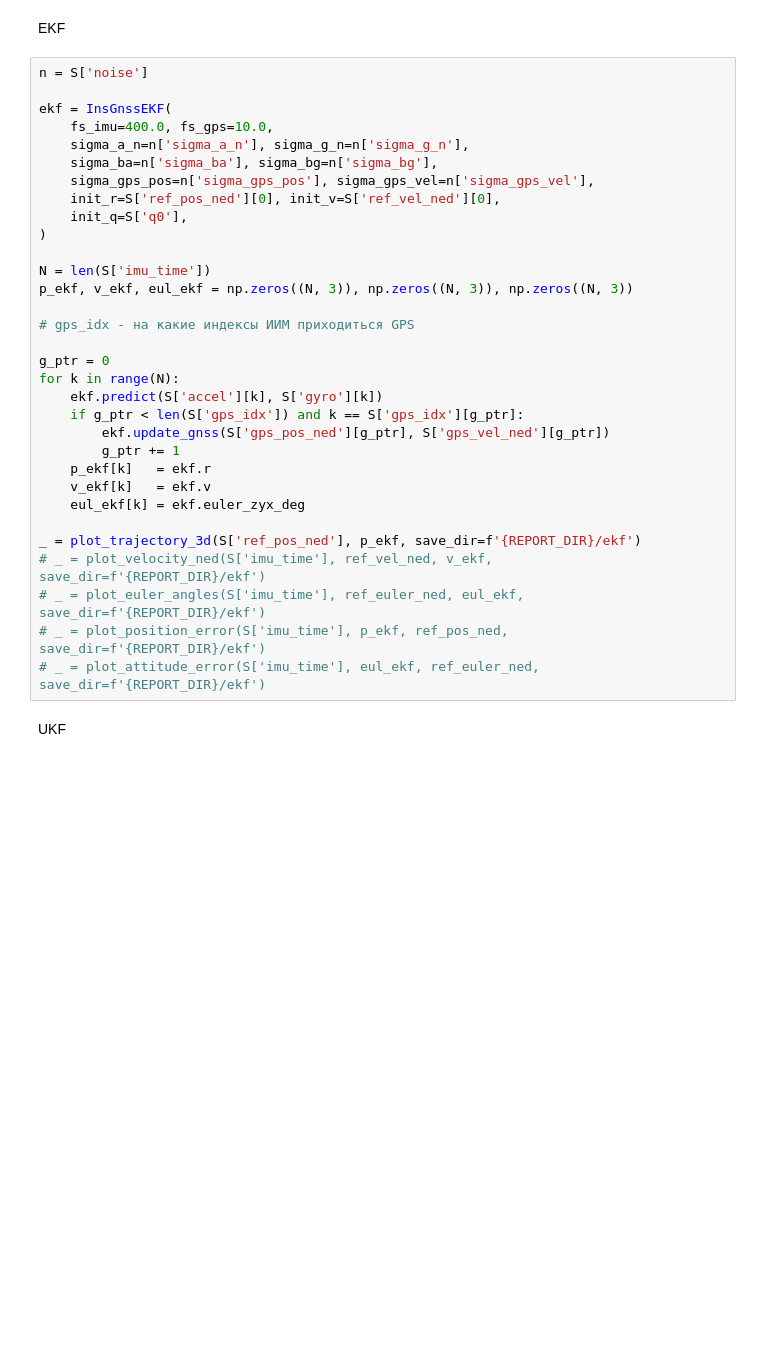
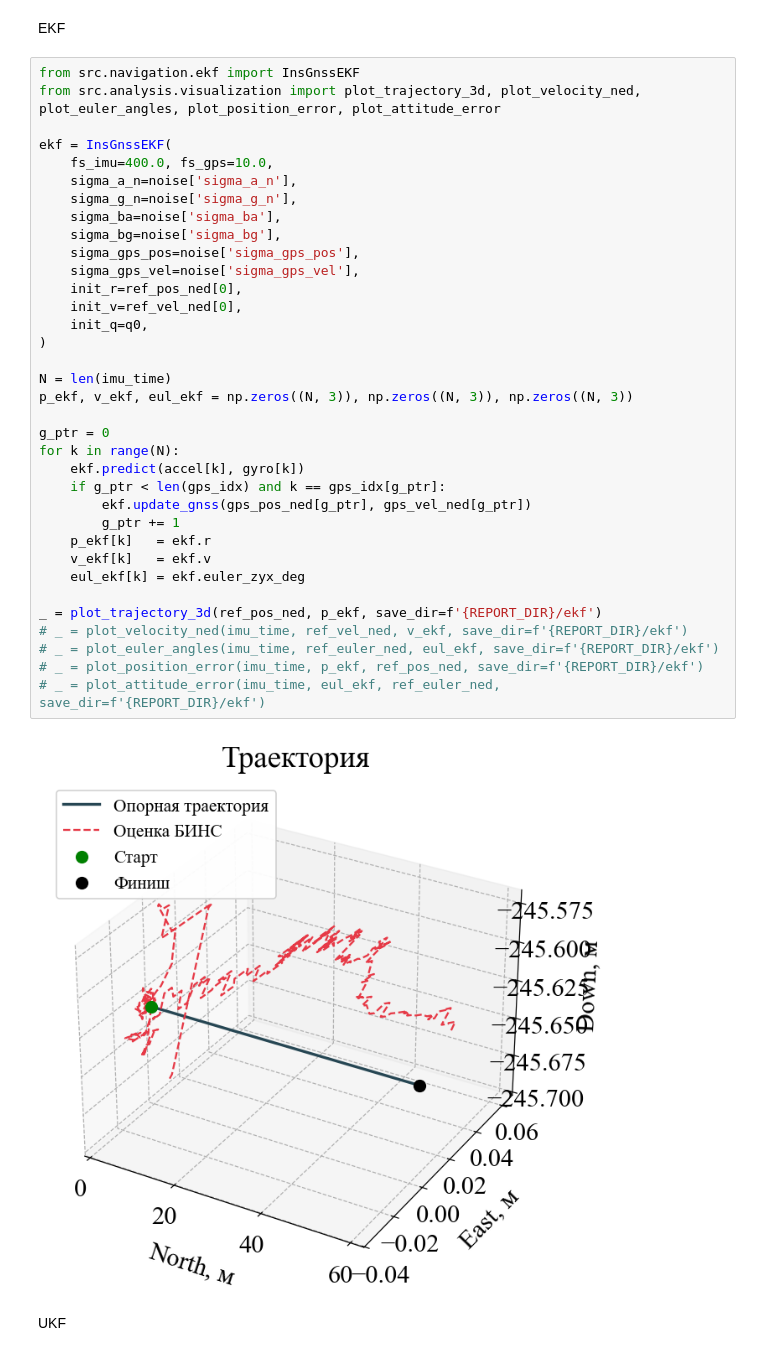
Before and after one commit to RiXenGC/KAMAZ_Jupyter, a Jupyter notebook: notebooks/exploration.ipynb, the cells around one changed output. Cells and saved outputs as stored; diff of their text form; blank space fills up the shorter version.

```diff
--- a/notebooks/exploration.ipynb
+++ b/notebooks/exploration.ipynb
@@ -207,37 +210,42 @@ plot_beta_sweep(time_imu, beta_results, ref_euler_ned,
 # %% [markdown]
 EKF
 # %%
-n = S['noise']
+from src.navigation.ekf import InsGnssEKF
+from src.analysis.visualization import plot_trajectory_3d, plot_velocity_ned, plot_euler_angles, plot_position_error, plot_attitude_error
 
 ekf = InsGnssEKF(
     fs_imu=400.0, fs_gps=10.0,
-    sigma_a_n=n['sigma_a_n'], sigma_g_n=n['sigma_g_n'],
-    sigma_ba=n['sigma_ba'], sigma_bg=n['sigma_bg'],
-    sigma_gps_pos=n['sigma_gps_pos'], sigma_gps_vel=n['sigma_gps_vel'],
-    init_r=S['ref_pos_ned'][0], init_v=S['ref_vel_ned'][0],
-    init_q=S['q0'],
+    sigma_a_n=noise['sigma_a_n'],
+    sigma_g_n=noise['sigma_g_n'],
+    sigma_ba=noise['sigma_ba'],
+    sigma_bg=noise['sigma_bg'],
+    sigma_gps_pos=noise['sigma_gps_pos'],
+    sigma_gps_vel=noise['sigma_gps_vel'],
+    init_r=ref_pos_ned[0],
+    init_v=ref_vel_ned[0],
+    init_q=q0,
 )
 
-N = len(S['imu_time'])
+N = len(imu_time)
 p_ekf, v_ekf, eul_ekf = np.zeros((N, 3)), np.zeros((N, 3)), np.zeros((N, 3))
-
-# gps_idx - на какие индексы ИИМ приходиться GPS
 
 g_ptr = 0
 for k in range(N):
-    ekf.predict(S['accel'][k], S['gyro'][k])
-    if g_ptr < len(S['gps_idx']) and k == S['gps_idx'][g_ptr]:
-        ekf.update_gnss(S['gps_pos_ned'][g_ptr], S['gps_vel_ned'][g_ptr])
+    ekf.predict(accel[k], gyro[k])
+    if g_ptr < len(gps_idx) and k == gps_idx[g_ptr]:
+        ekf.update_gnss(gps_pos_ned[g_ptr], gps_vel_ned[g_ptr])
         g_ptr += 1
     p_ekf[k]   = ekf.r
     v_ekf[k]   = ekf.v
     eul_ekf[k] = ekf.euler_zyx_deg
 
-_ = plot_trajectory_3d(S['ref_pos_ned'], p_ekf, save_dir=f'{REPORT_DIR}/ekf')
-# _ = plot_velocity_ned(S['imu_time'], ref_vel_ned, v_ekf, save_dir=f'{REPORT_DIR}/ekf')
-# _ = plot_euler_angles(S['imu_time'], ref_euler_ned, eul_ekf, save_dir=f'{REPORT_DIR}/ekf')
-# _ = plot_position_error(S['imu_time'], p_ekf, ref_pos_ned, save_dir=f'{REPORT_DIR}/ekf')
-# _ = plot_attitude_error(S['imu_time'], eul_ekf, ref_euler_ned, save_dir=f'{REPORT_DIR}/ekf')
+_ = plot_trajectory_3d(ref_pos_ned, p_ekf, save_dir=f'{REPORT_DIR}/ekf')
+# _ = plot_velocity_ned(imu_time, ref_vel_ned, v_ekf, save_dir=f'{REPORT_DIR}/ekf')
+# _ = plot_euler_angles(imu_time, ref_euler_ned, eul_ekf, save_dir=f'{REPORT_DIR}/ekf')
+# _ = plot_position_error(imu_time, p_ekf, ref_pos_ned, save_dir=f'{REPORT_DIR}/ekf')
+# _ = plot_attitude_error(imu_time, eul_ekf, ref_euler_ned, save_dir=f'{REPORT_DIR}/ekf')
+# %% [output]
+[figure, added]
 # %% [markdown]
 UKF
 # %%
```
Also changed, not shown: parts of 15 cells of this notebook, 5 other files.
